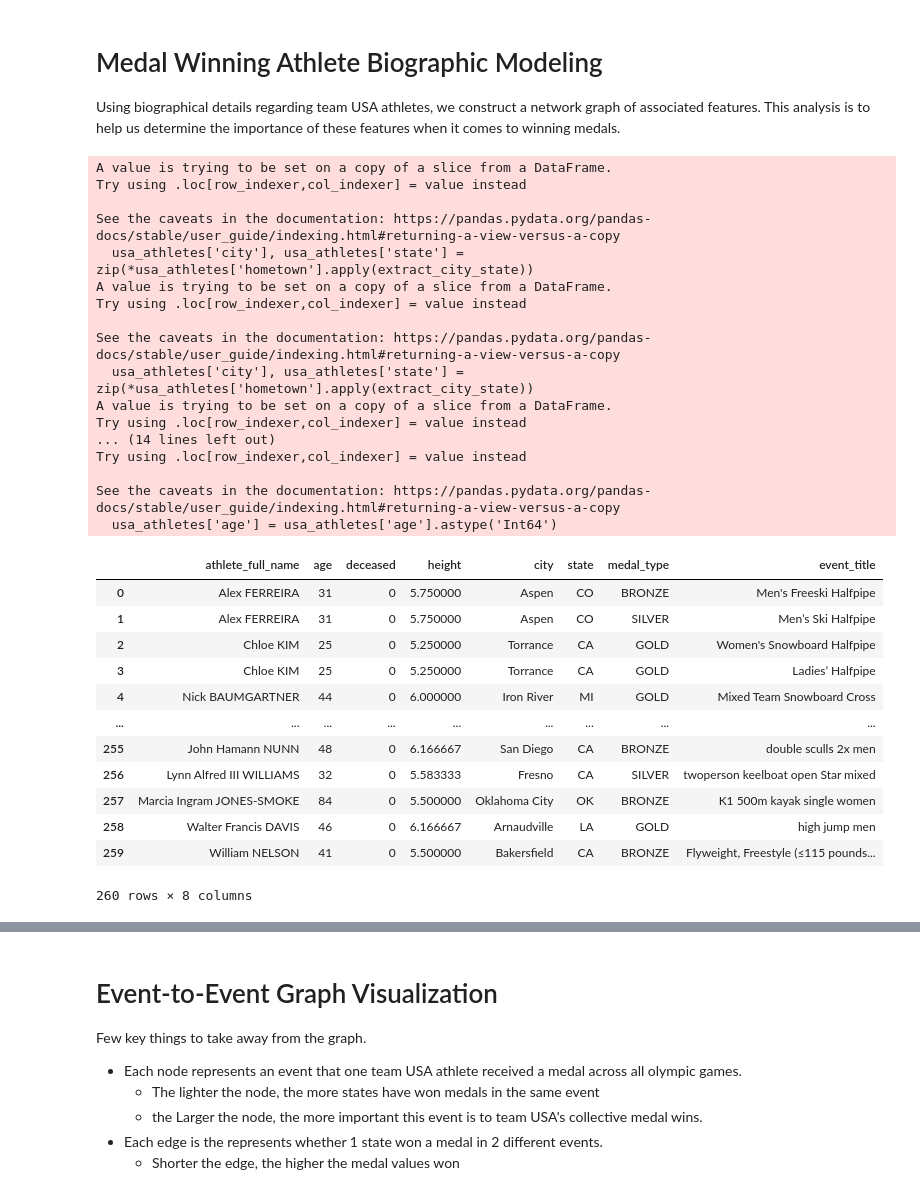
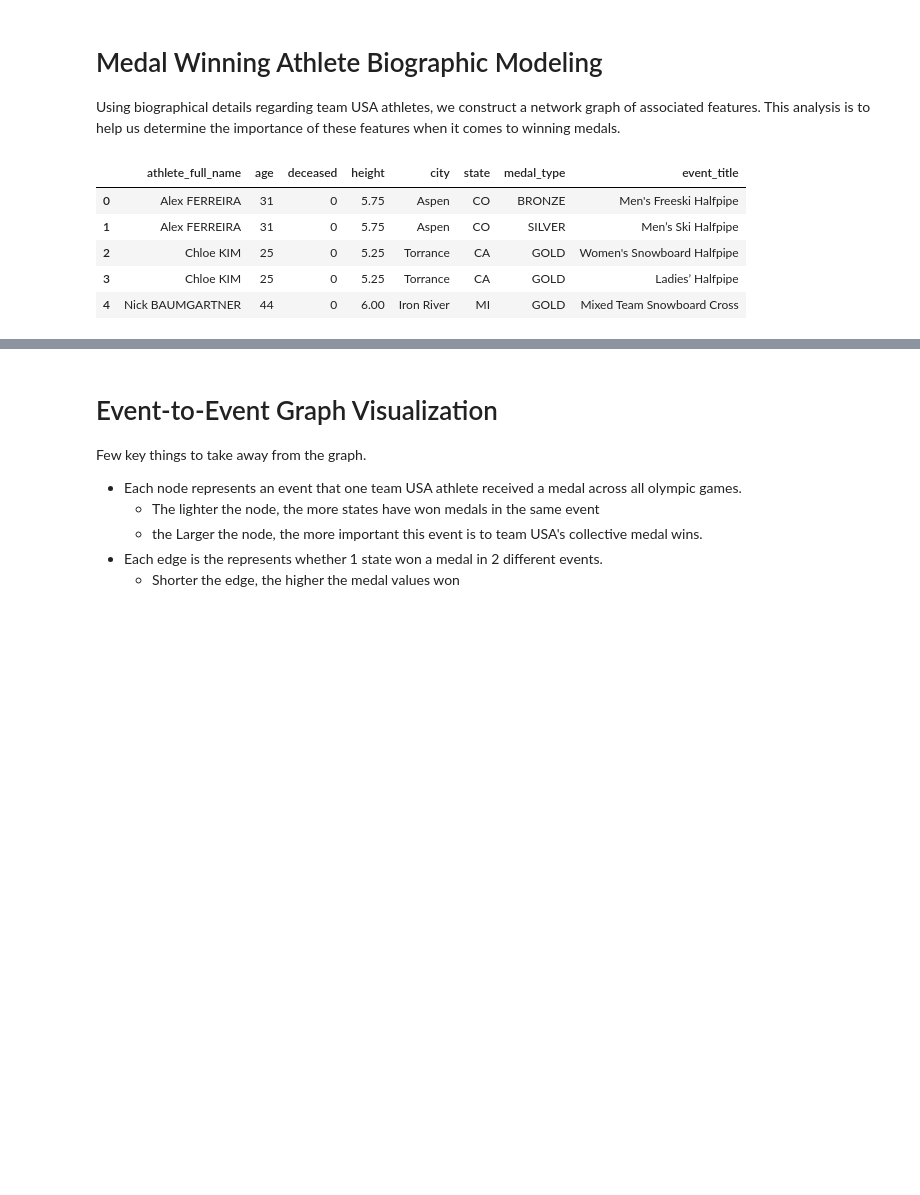
Before and after one commit to andresprincipe/jhu_patterns_and_reps_final, a Jupyter notebook: analysis_modeling.ipynb, the cells around one changed output, grey strips where cells are left out. Cells and saved outputs as stored; diff of their text form; code cells hidden in the pictures; blank space fills up the shorter version.

```diff
--- a/analysis_modeling.ipynb
+++ b/analysis_modeling.ipynb
@@ -35,6 +35,9 @@ def create_data_dict(path_li:list[str]) -> dict[str,pd.DataFrame]:
 DATA_DIR = os.path.join(os.getcwd(),'raw_data')
 PATH_LI = list_files_in_directory(DATA_DIR)
 DATA_DICT = create_data_dict(PATH_LI)
+# output directory that stores data for visualizations
+VIS_DIR = os.path.join(os.getcwd(),'visual_data')
+os.makedirs(VIS_DIR,exist_ok=True)
 
 # splitting data into separate dataframes
 medals = DATA_DICT['olympic_medals']
@@ -50,9 +53,9 @@ Using biographical details regarding team USA athletes, we construct a network g
 
 ## cleaning athlete_profiles ##
 # Dropping unsuccessful scrapes
-usa_athletes = DATA_DICT['athlete_profiles']
+usa_athletes = DATA_DICT['athlete_profiles'].copy()
 remove_unknown_str = "hometown != 'Unknown' and height != 'Unknown' and age != 'Unknown' and education != 'Unknown'"
-usa_athletes = usa_athletes.query(remove_unknown_str)
+usa_athletes = usa_athletes.query(remove_unknown_str).copy()
 percent_kept = (len(usa_athletes) / len(DATA_DICT['athlete_profiles'])) * 100
 # print(f"Percentage of athletes kept after removing 'Unknown' values: {percent_kept:.2f}%")
 
@@ -71,7 +74,10 @@ def extract_city_state(hometown:str) -> tuple[str, str]:
             return hometown.strip(), city_match.iloc[0]['state_id']
         return None, None
 
-usa_athletes['city'], usa_athletes['state'] = zip(*usa_athletes['hometown'].apply(extract_city_state))
+usa_athletes[['city', 'state']] = pd.DataFrame(
+    usa_athletes['hometown'].apply(extract_city_state).tolist(),
+    index=usa_athletes.index
+ )
 
 # Changing height to decimal feet
 def parse_height_to_feet(height_str:str) -> float:
@@ -105,63 +111,43 @@ athlete_bio_medals = pd.merge(usa_athletes,
                             medals,
                               on='athlete_full_name',
                               how='inner')
-bio_medal_columns = ['athlete_full_name', 'age', 'deceased', 'height', 'city', 'state', 'medal_type','event_title']
+bio_medal_columns = ['athlete_full_name', 'age', 'deceased', 'height',
+                     'city', 'state', 'medal_type','event_title']
 athlete_bio_medals = athlete_bio_medals[bio_medal_columns]
-display(athlete_bio_medals)
+display(athlete_bio_medals.head())
 
+# storing merged data for visualizations
+athlete_bio_medals.to_csv(os.path.join(VIS_DIR,'athlete_bio_medals.csv'),index=False)
 
 # generating groupings for edges of graph
-rank_weights = {'GOLD': 1, 'SILVER': 2, 'BRONZE': 3}
+rank_weights = {'GOLD': 3, 'SILVER': 2, 'BRONZE': 1}
 state_g = nx.Graph()
 for name, group in athlete_bio_medals.groupby(by=['state']):
 
-    group['medal_weight'] = group['medal_type'].map(rank_weights)
+    group = group.copy()
+    group.loc[:, 'medal_weight'] = group['medal_type'].map(rank_weights)
 
     events_weights_df = group[['event_title', 'medal_weight']].drop_duplicates()
     events_li = list(group['event_title'].unique())
     event_edges = list(itertools.combinations(events_li,2))
     edge_df = pd.DataFrame(event_edges, columns=['event1', 'event2'])
     event1_merged_df = pd.merge(edge_df, events_weights_df, left_on='event1', right_on='event_title')
     event2_merged_df = pd.merge(edge_df, events_weights_df, left_on='event2', right_on='event_title')
     full_edge_df = pd.merge(event1_merged_df, event2_merged_df, on=['event1', 'event2'], suffixes=('_1', '_2'))
 
     # summing medal weights for each edge
     full_edge_df['weight'] = full_edge_df['medal_weight_1'] + full_edge_df['medal_weight_2']
     full_edge_df = full_edge_df[['event_title_1', 'event_title_2', 'weight']]
     full_edge_df = full_edge_df.groupby(['event_title_1', 'event_title_2']).sum().reset_index()
 
     # skipping over wins with no connections to other events
     if not full_edge_df.empty:
         edges_weights = list(full_edge_df.itertuples(index=False, name=None))
         state_g.add_weighted_edges_from(edges_weights)
 # %% [output]
-A value is trying to be set on a copy of a slice from a DataFrame.
-Try using .loc[row_indexer,col_indexer] = value instead
-
-See the caveats in the documentation: https://pandas.pydata.org/pandas-docs/stable/user_guide/indexing.html#returning-a-view-versus-a-copy
-  usa_athletes['city'], usa_athletes['state'] = zip(*usa_athletes['hometown'].apply(extract_city_state))
-A value is trying to be set on a copy of a slice from a DataFrame.
-Try using .loc[row_indexer,col_indexer] = value instead
-
-See the caveats in the documentation: https://pandas.pydata.org/pandas-docs/stable/user_guide/indexing.html#returning-a-view-versus-a-copy
-  usa_athletes['city'], usa_athletes['state'] = zip(*usa_athletes['hometown'].apply(extract_city_state))
-A value is trying to be set on a copy of a slice from a DataFrame.
-Try using .loc[row_indexer,col_indexer] = value instead
-... (14 lines left out)
-Try using .loc[row_indexer,col_indexer] = value instead
-
-See the caveats in the documentation: https://pandas.pydata.org/pandas-docs/stable/user_guide/indexing.html#returning-a-view-versus-a-copy
-  usa_athletes['age'] = usa_athletes['age'].astype('Int64')
 |  | athlete_full_name | age | deceased | height | city | state | medal_type | event_title |
-| 0 | Alex FERREIRA | 31 | 0 | 5.750000 | Aspen | CO | BRONZE | Men's Freeski Halfpipe |
-| 1 | Alex FERREIRA | 31 | 0 | 5.750000 | Aspen | CO | SILVER | Men’s Ski Halfpipe |
-| 2 | Chloe KIM | 25 | 0 | 5.250000 | Torrance | CA | GOLD | Women's Snowboard Halfpipe |
-| 3 | Chloe KIM | 25 | 0 | 5.250000 | Torrance | CA | GOLD | Ladies’ Halfpipe |
-| 4 | Nick BAUMGARTNER | 44 | 0 | 6.000000 | Iron River | MI | GOLD | Mixed Team Snowboard Cross |
-| ... | ... | ... | ... | ... | ... | ... | ... | ... |
-| 255 | John Hamann NUNN | 48 | 0 | 6.166667 | San Diego | CA | BRONZE | double sculls 2x men |
-| 256 | Lynn Alfred III WILLIAMS | 32 | 0 | 5.583333 | Fresno | CA | SILVER | twoperson keelboat open Star mixed |
-| 257 | Marcia Ingram JONES-SMOKE | 84 | 0 | 5.500000 | Oklahoma City | OK | BRONZE | K1 500m kayak single women |
-| 258 | Walter Francis DAVIS | 46 | 0 | 6.166667 | Arnaudville | LA | GOLD | high jump men |
-| 259 | William NELSON | 41 | 0 | 5.500000 | Bakersfield | CA | BRONZE | Flyweight, Freestyle (≤115 pounds... |
+| 0 | Alex FERREIRA | 31 | 0 | 5.75 | Aspen | CO | BRONZE | Men's Freeski Halfpipe |
+| 1 | Alex FERREIRA | 31 | 0 | 5.75 | Aspen | CO | SILVER | Men’s Ski Halfpipe |
+| 2 | Chloe KIM | 25 | 0 | 5.25 | Torrance | CA | GOLD | Women's Snowboard Halfpipe |
+| 3 | Chloe KIM | 25 | 0 | 5.25 | Torrance | CA | GOLD | Ladies’ Halfpipe |
+| 4 | Nick BAUMGARTNER | 44 | 0 | 6.00 | Iron River | MI | GOLD | Mixed Team Snowboard Cross |
-260 rows × 8 columns
```
Also changed, not shown: parts of 4 cells of this notebook, 3 other files.
